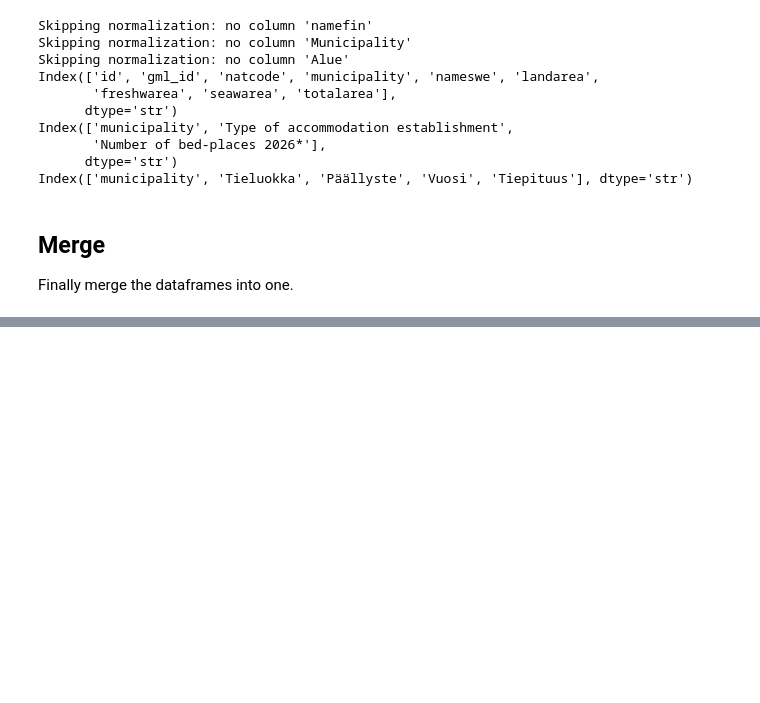
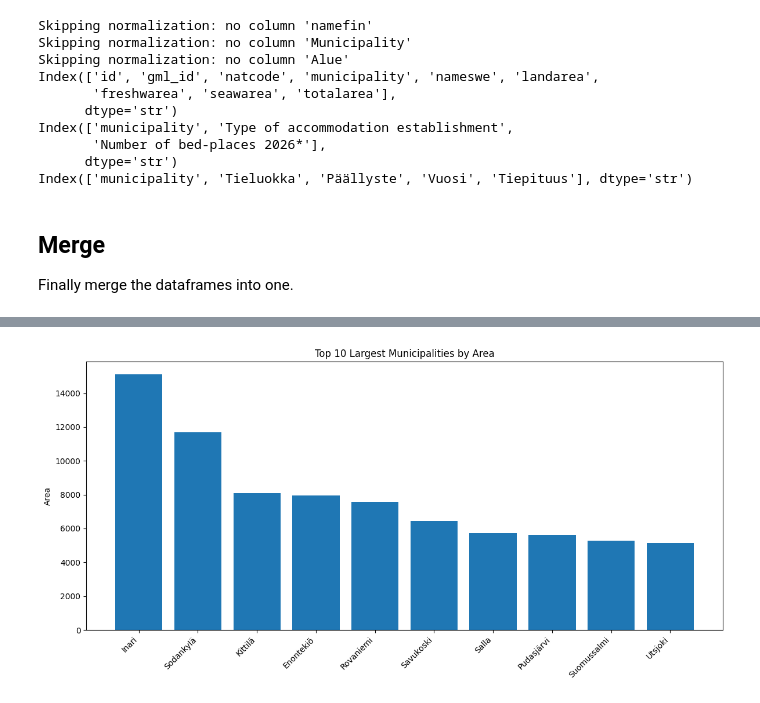
Before and after one commit to jonnevuorela/data-analytics, a Jupyter notebook: assignment_3_visuals.ipynb, the cells around one changed output, grey strips where cells are left out. Drawn from its saved outputs; the diff is of its cells as text; code cells hidden in the pictures; blank space fills up the shorter version.

```diff
--- a/assignment_3_visuals.ipynb
+++ b/assignment_3_visuals.ipynb
@@ -102,4 +110,0 @@ df.head(5)
-# %%
-
-
-df["Road density"] = np.where(df["landarea"] != 0, df["Tiepituus"] / df["landarea"], np.nan)
@@ -105,0 +114,24 @@ df["Road density"] = np.where(df["landarea"] != 0, df["Tiepituus"] / df["landare
+# %%
+df = sanitize_numeric_columns(df, ["landarea", "Tiepituus", "Number of bed-places 2026*"])
+
+df["Road density"] = np.where(
+    df["landarea"] != 0,
+    df["Tiepituus"] / df["landarea"],
+    np.nan
+)
+
+df["Tourism density"] = np.where(
+    df["landarea"] != 0,
+    df["Number of bed-places 2026*"] / df["landarea"],
+    np.nan
+)
+
+print(df.columns)
+
+df.head(10)
+
+summary = df[["Road density", "Tourism density"]].agg([
+    "mean", "median", "min", "max", "std"
+])
+
+print(summary)
@@ -105,0 +151,13 @@ df["Road density"] = np.where(df["landarea"] != 0, df["Tiepituus"] / df["landare
+# %%
+
+top_area = df.nlargest(10, "landarea")
+
+plt.figure(figsize=(12, 6))
+plt.bar(top_area["municipality"], top_area["landarea"])
+plt.xticks(rotation=45, ha="right")
+plt.ylabel("Area")
+plt.title("Top 10 Largest Municipalities by Area")
+plt.tight_layout()
+plt.show()
+# %% [output]
+[figure, added]
```
Also changed, not shown: parts of 11 cells of this notebook.
